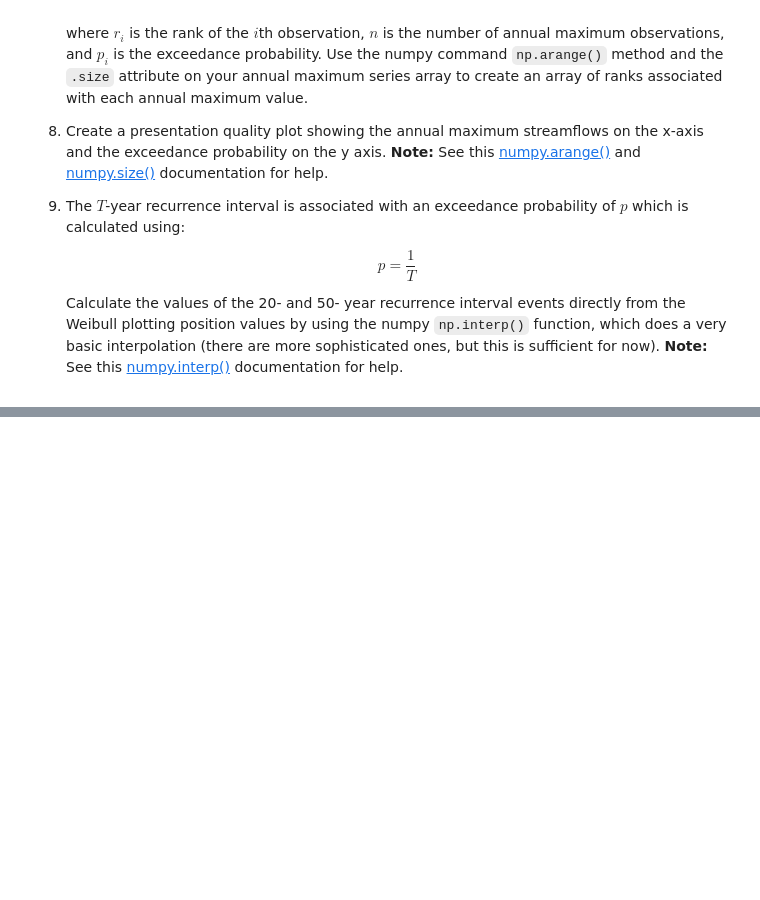
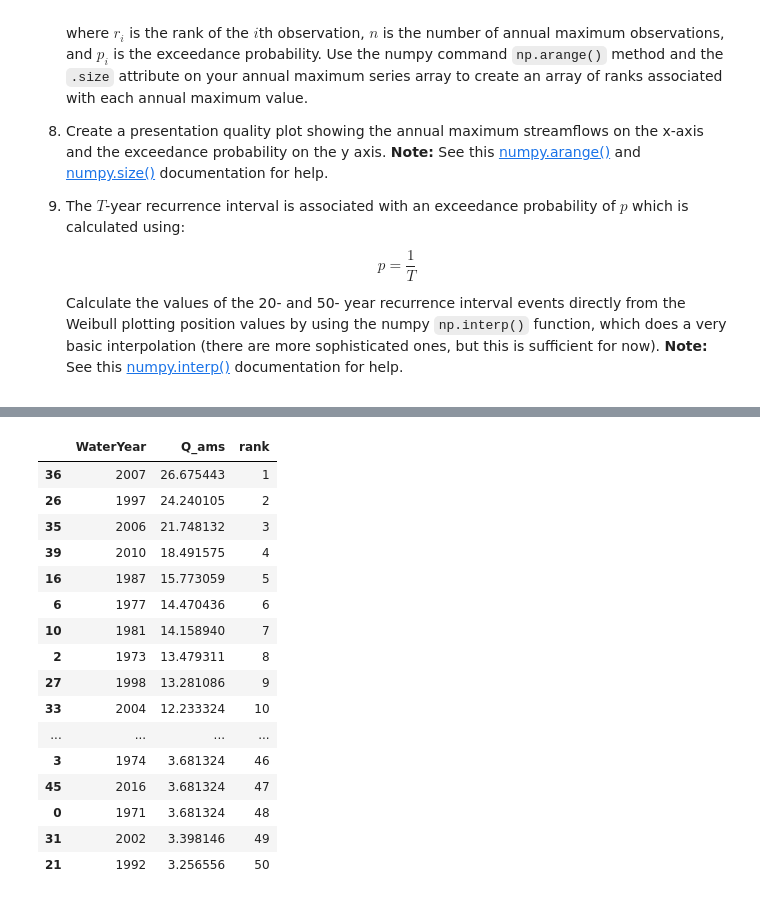
Before and after one commit to th2018/mod02_assignment, a Jupyter notebook: mod02_assignment.ipynb, the cells around one changed output, grey strips where cells are left out. Cells and saved outputs as stored; diff of their text form; code cells hidden in the pictures; blank space fills up the shorter version.

```diff
--- a/mod02_assignment.ipynb
+++ b/mod02_assignment.ipynb
@@ -197,0 +188,22 @@ Q50 =
+# %%
+Q_ams_sort = df2.sort_values("Q_ams",ascending=False)
+Q_ams_sort["rank"]=df2.index+1
+Q_ams_sort
+# %% [output]
+|  | WaterYear | Q_ams | rank |
+| 36 | 2007 | 26.675443 | 1 |
+| 26 | 1997 | 24.240105 | 2 |
+| 35 | 2006 | 21.748132 | 3 |
+| 39 | 2010 | 18.491575 | 4 |
+| 16 | 1987 | 15.773059 | 5 |
+| 6 | 1977 | 14.470436 | 6 |
+| 10 | 1981 | 14.158940 | 7 |
+| 2 | 1973 | 13.479311 | 8 |
+| 27 | 1998 | 13.281086 | 9 |
+| 33 | 2004 | 12.233324 | 10 |
+| ... | ... | ... | ... |
+| 3 | 1974 | 3.681324 | 46 |
+| 45 | 2016 | 3.681324 | 47 |
+| 0 | 1971 | 3.681324 | 48 |
+| 31 | 2002 | 3.398146 | 49 |
+| 21 | 1992 | 3.256556 | 50 |
```
Also changed, not shown: parts of 8 cells of this notebook.
